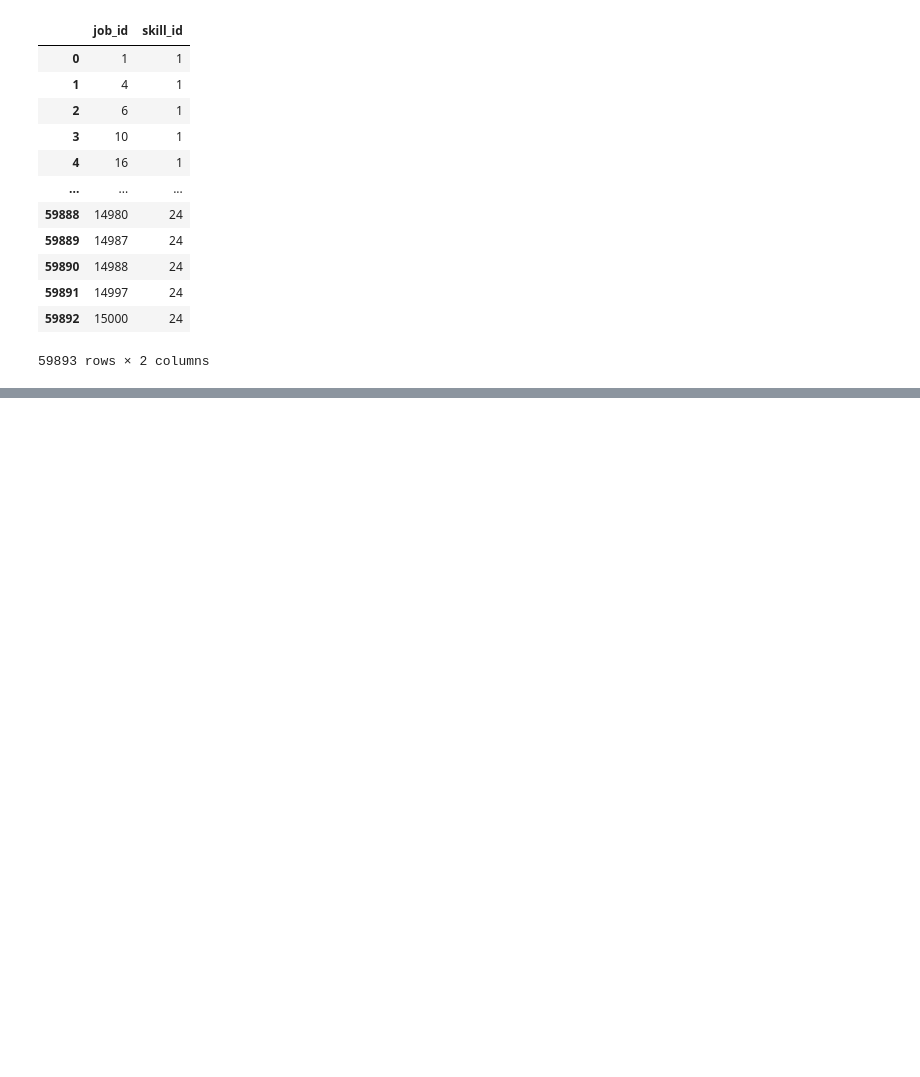
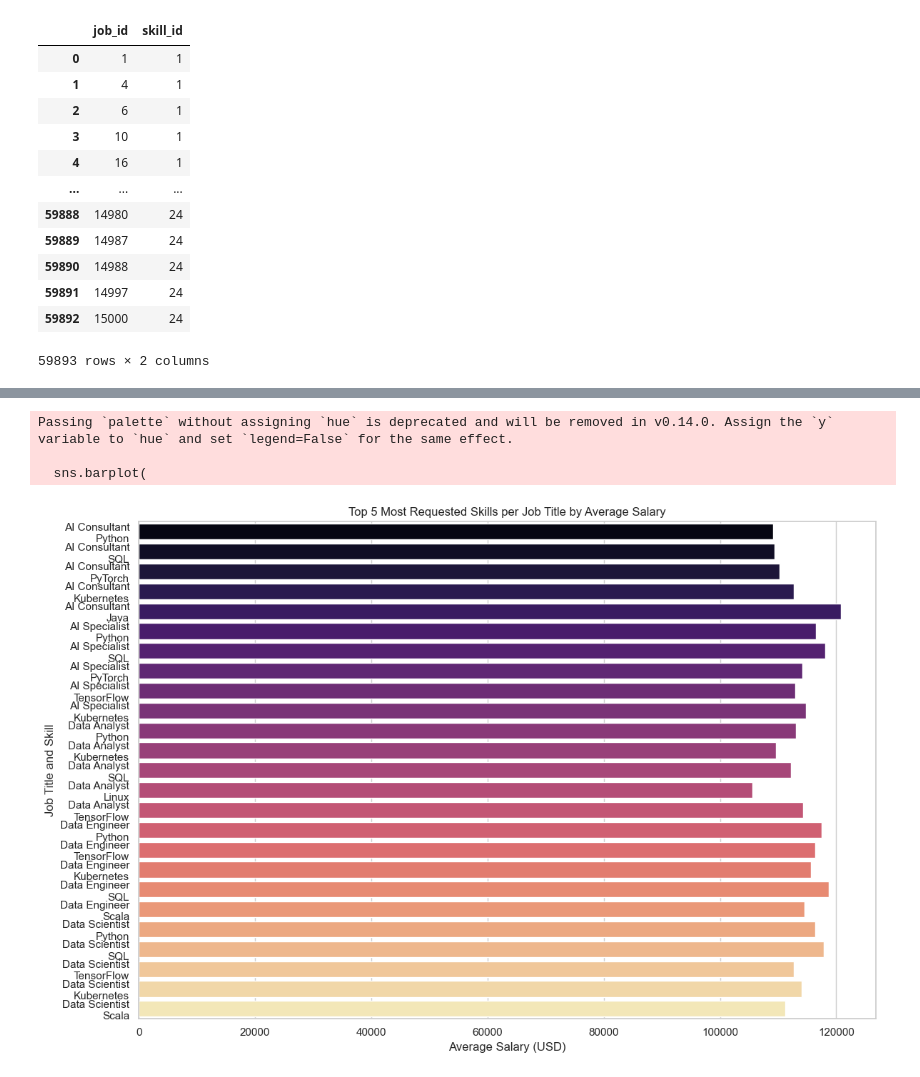
Before and after one commit to isg75/first_project, a Jupyter notebook: notebooks/Clean_Data_And_sql_Miguel.ipynb, the cells around one changed output, grey strips where cells are left out. Cells and saved outputs as stored; diff of their text form; code cells hidden in the pictures; blank space fills up the shorter version.

```diff
--- a/notebooks/Clean_Data_And_sql_Miguel.ipynb
+++ b/notebooks/Clean_Data_And_sql_Miguel.ipynb
@@ -294,0 +607,29 @@ job
+# %%
+import matplotlib.pyplot as plt
+import seaborn as sns
+
+# Sort top skills by job_title and skill_count descending
+top_skills_sorted = top_skills.sort_values(['job_title', 'skill_count'], ascending=[True, False])
+
+plt.figure(figsize=(12, 8))
+
+# Use job_title and required_skills combined as y-axis labels with line breaks for clarity
+top_skills_sorted['y_labels'] = top_skills_sorted['job_title'] + "\n" + top_skills_sorted['required_skills']
+
+sns.barplot(
+    data=top_skills_sorted,
+    y='y_labels',
+    x='avg_salary_usd',
+    palette='magma'
+)
+
+plt.xlabel('Average Salary (USD)')
+plt.ylabel('Job Title and Skill')
+plt.title('Top 5 Most Requested Skills per Job Title by Average Salary')
+plt.tight_layout()
+plt.show()
+# %% [output]
+Passing `palette` without assigning `hue` is deprecated and will be removed in v0.14.0. Assign the `y` variable to `hue` and set `legend=False` for the same effect.
+
+  sns.barplot(
+[figure, added]
```
Also changed, not shown: parts of 14 cells of this notebook, 8 other files.
